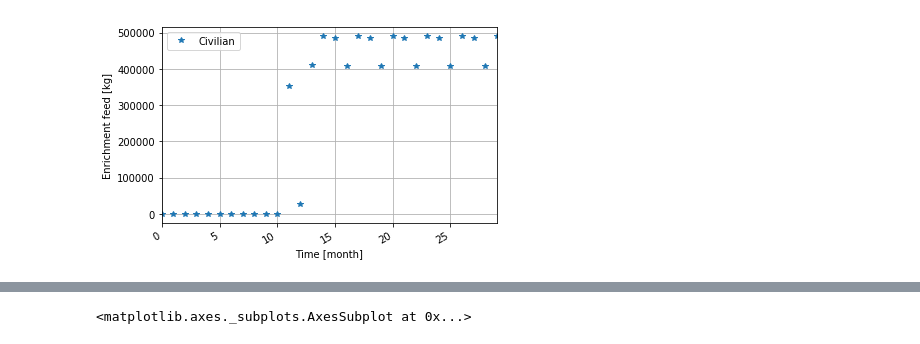
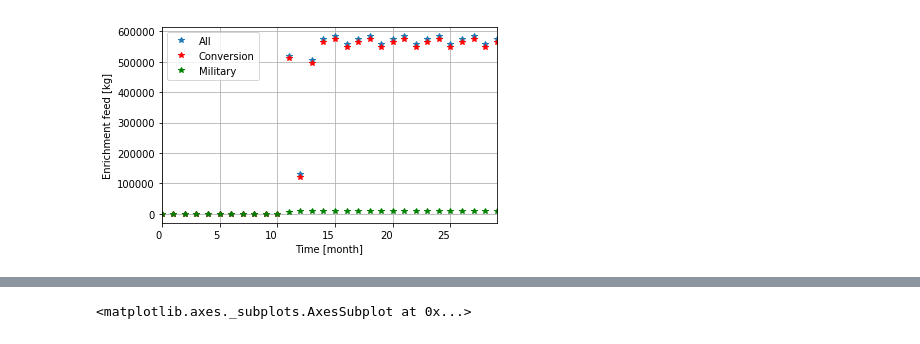
Before and after one commit to a-co/synthetic_history, a Jupyter notebook: Civ_Mil-A1.ipynb, the cells around one changed output, grey strips where cells are left out. Drawn from its saved outputs; the diff is of its cells as text; code cells hidden in the pictures.

```diff
--- a/Civ_Mil-A1.ipynb
+++ b/Civ_Mil-A1.ipynb
@@ -90,8 +90,16 @@ plt.grid()
 # %%
-trans_unat = tm.transactions(ev_, senders=['civ_enrichment'])
-ax = cyh.month2year(trans_unat, 1, 12, 'Mass').plot(subplots=True, x='Time', y='Mass', style='*', label='Civilian')
+trans_unat = tm.transactions(ev_, receivers=['civ_enrichment'])
+trans_unat_conv = tm.transactions(ev_, receivers=['civ_enrichment'], senders=['conversion'])
+trans_unat_mil = tm.transactions(ev_, receivers=['civ_enrichment'], senders=['mil_enrichment'])
+
+ax = cyh.month2year(trans_unat, 1, 12, 'Mass').plot(subplots=True, x='Time', y='Mass', style='*', label='All')
+cyh.month2year(trans_unat_conv, 1, 12, 'Mass').plot(ax=ax, subplots=True, x='Time', y='Mass', style='*', label='Conversion', color = 'red')
+cyh.month2year(trans_unat_mil, 1, 12, 'Mass').plot(ax=ax, subplots=True, x='Time', y='Mass', style='*', label='Military', color = 'green')
+
+
+
 plt.ylabel('Enrichment feed [kg]')
 plt.xlabel('Time [month]')
 plt.grid()
 # %% [output]
-[figure, old version]
+[figure, new version]
```
Also changed, not shown: parts of 5 cells of this notebook, 47 other files.
